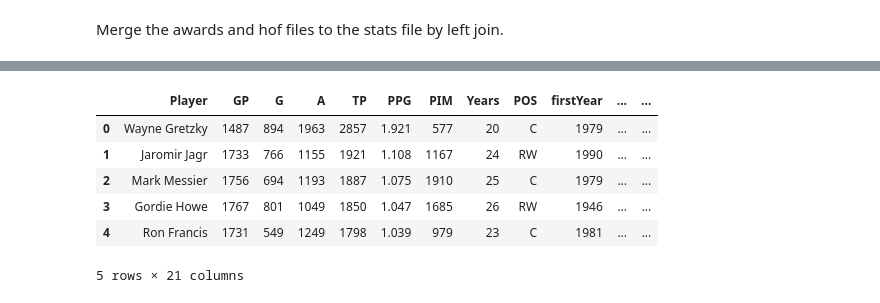
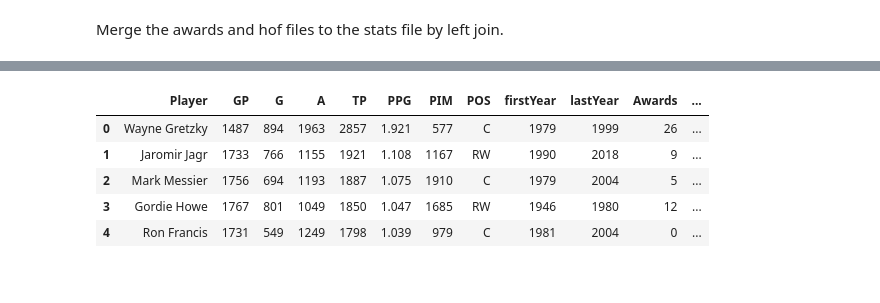
Before and after one commit to potterc22/Final-Project-ML, a Jupyter notebook: Jeff/master_stats_file.ipynb, the cells around one changed output, grey strips where cells are left out. Drawn from its saved outputs; the diff is of its cells as text; code cells hidden in the pictures.

```diff
--- a/Jeff/master_stats_file.ipynb
+++ b/Jeff/master_stats_file.ipynb
@@ -67,15 +66,12 @@ master_stats_file_df.head()
 # %%
 # Change all the NaN values to 0 and change numeric columns to integers
 master_stats_file_df = master_stats_file_df.fillna(0)
-master_stats_file_df = master_stats_file_df.astype({'GP':'int', 'G':'int', 'A':'int', 'TP':'int', 'PPG':'float', 'PIM':'int', 'Years':'int',                                                       'firstYear':'int', 'lastYear':'int', 'Art Ross Awards':'int',
-                                                    'Conn Smythe Awards':'int', 'Hart Awards':'int', 'Calder Awards':'int',
-                                                    'James Norris Awards':'int', 'Ted Lindsay Awards':'int', 'Maurice Richard Awards':'int',                                                        'Cups':'int', 'All-Star Games':'int', 'HoF':'int'})
+master_stats_file_df = master_stats_file_df.astype({'GP':'int', 'G':'int', 'A':'int', 'TP':'int', 'PPG':'float', 'PIM':'int',                                                                      'firstYear':'int', 'lastYear':'int', 'Awards':'int', 'Cups':'int', 'All-Star Games':'int',                                                     'HoF':'int'})
 master_stats_file_df.head()
 # %% [output]
-|  | Player | GP | G | A | TP | PPG | PIM | Years | POS | firstYear | ... | ... |
-| 0 | Wayne Gretzky | 1487 | 894 | 1963 | 2857 | 1.921 | 577 | 20 | C | 1979 | ... | ... |
-| 1 | Jaromir Jagr | 1733 | 766 | 1155 | 1921 | 1.108 | 1167 | 24 | RW | 1990 | ... | ... |
-| 2 | Mark Messier | 1756 | 694 | 1193 | 1887 | 1.075 | 1910 | 25 | C | 1979 | ... | ... |
-| 3 | Gordie Howe | 1767 | 801 | 1049 | 1850 | 1.047 | 1685 | 26 | RW | 1946 | ... | ... |
-| 4 | Ron Francis | 1731 | 549 | 1249 | 1798 | 1.039 | 979 | 23 | C | 1981 | ... | ... |
+|  | Player | GP | G | A | TP | PPG | PIM | POS | firstYear | lastYear | Awards | ... |
+| 0 | Wayne Gretzky | 1487 | 894 | 1963 | 2857 | 1.921 | 577 | C | 1979 | 1999 | 26 | ... |
+| 1 | Jaromir Jagr | 1733 | 766 | 1155 | 1921 | 1.108 | 1167 | RW | 1990 | 2018 | 9 | ... |
+| 2 | Mark Messier | 1756 | 694 | 1193 | 1887 | 1.075 | 1910 | C | 1979 | 2004 | 5 | ... |
+| 3 | Gordie Howe | 1767 | 801 | 1049 | 1850 | 1.047 | 1685 | RW | 1946 | 1980 | 12 | ... |
+| 4 | Ron Francis | 1731 | 549 | 1249 | 1798 | 1.039 | 979 | C | 1981 | 2004 | 0 | ... |
-5 rows × 21 columns
```
Also changed, not shown: parts of 15 cells of this notebook, 3 other files.
